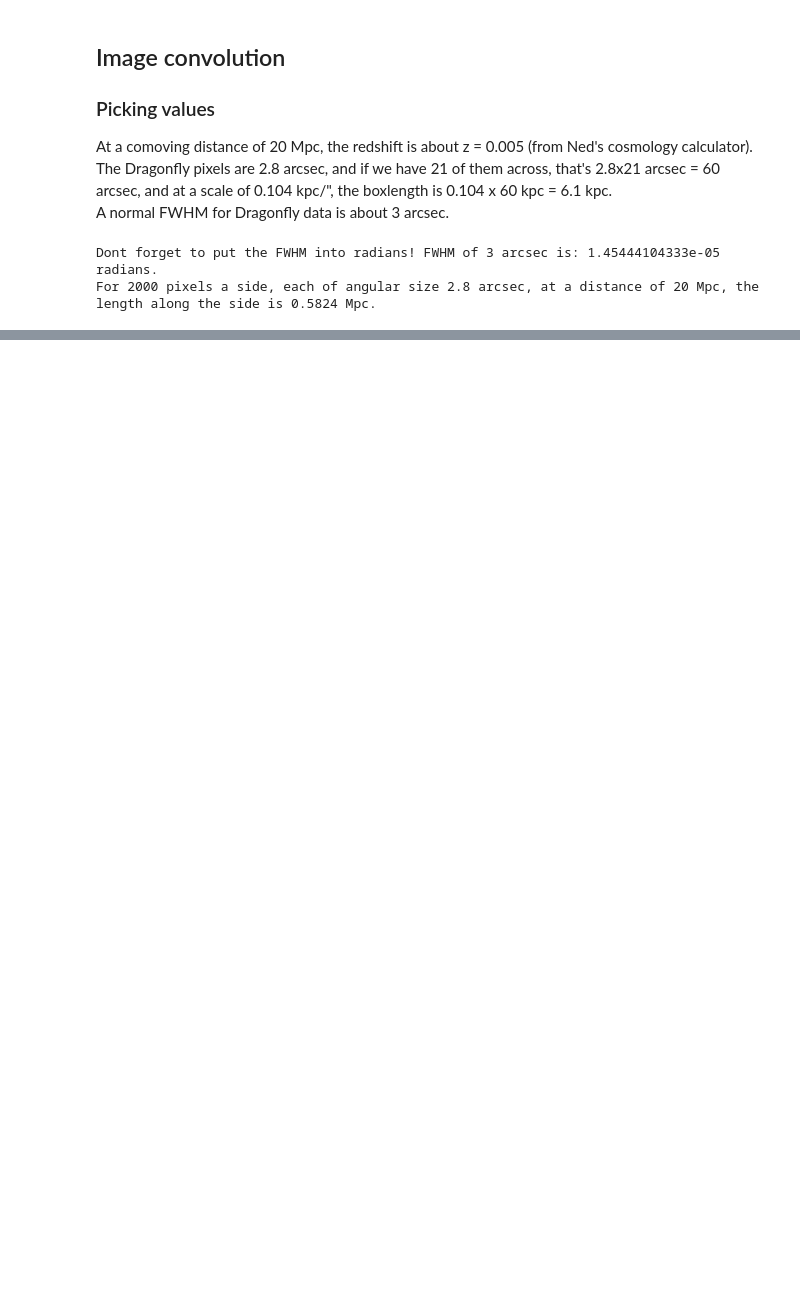
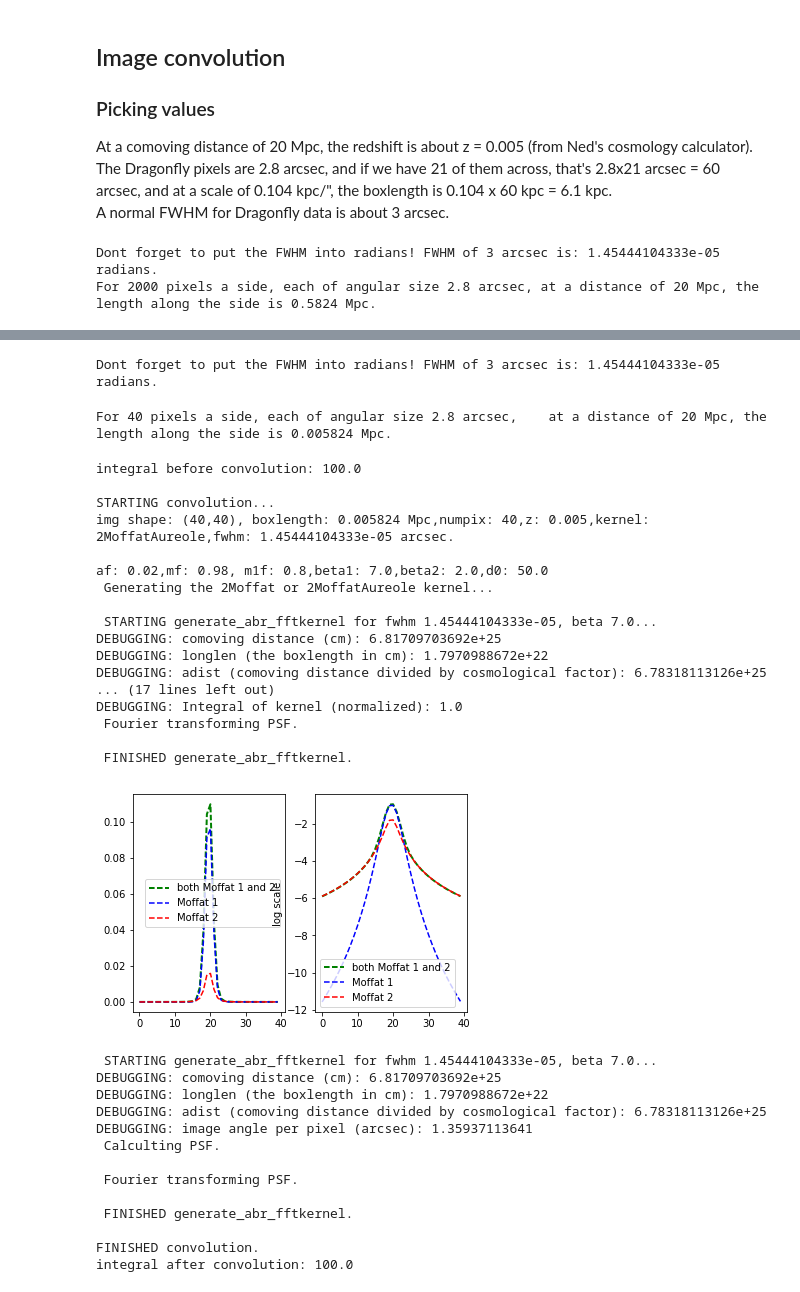
Before and after one commit to lokhorst/HalphaScripts, a Jupyter notebook: EagleSimScripts/psf_image_conv_TESTING.ipynb, the cells around one changed output, grey strips where cells are left out. Cells and saved outputs as stored; diff of their text form; code cells hidden in the pictures; blank space fills up the shorter version.

```diff
--- a/EagleSimScripts/psf_image_conv_TESTING.ipynb
+++ b/EagleSimScripts/psf_image_conv_TESTING.ipynb
@@ -183,0 +190,3 @@ plt.show()
+# %%
+z = 0.005
+kpc_to_arcsec_20Mpcaway = 0.104 #kpc/arcsec ; from 'Ned's cosmology calculator'
@@ -183,0 +197,58 @@ plt.show()
+# %%
+factor = 2
+angularpixsize = angularpixsize_dragonfly / factor #arcsec, 10x dragonfly
+fwhm = 3.0*arcsec
+
+print 'Dont forget to put the FWHM into radians! FWHM of 3 arcsec is: %s radians.'%fwhm
+# %% [output]
+Dont forget to put the FWHM into radians! FWHM of 3 arcsec is: 1.45444104333e-05 radians.
+# %%
+numpix = 20 * factor
+img = np.zeros((numpix,numpix))
+img[numpix/2,numpix/2] = 100  #img[numpix/2-2:numpix/2+2,numpix/2-2:numpix/2+2] = 1
+
+boxlength = (angularpixsize*numpix*kpc_to_arcsec_20Mpcaway) / 1000. # Mpc
+
+print 'For %s pixels a side, each of angular size %s arcsec,\
+    at a distance of 20 Mpc, the length along the side is %s Mpc.'\
+    %(numpix,angularpixsize_dragonfly,boxlength)
+# %% [output]
+For 40 pixels a side, each of angular size 2.8 arcsec,    at a distance of 20 Mpc, the length along the side is 0.005824 Mpc.
+# %%
+print 'integral before convolution: %s\n'%np.sum(img)
+
+convolved2MoffatAureole_highres = conv_image_abr(img,boxlength,numpix,z,'2MoffatAureole',fwhm,debug=True,plotchecks=True)
+
+print 'integral after convolution: %s\n'%np.sum(convolved2MoffatAureole)
+# %% [output]
+integral before convolution: 100.0
+
+STARTING convolution...
+img shape: (40,40), boxlength: 0.005824 Mpc,numpix: 40,z: 0.005,kernel: 2MoffatAureole,fwhm: 1.45444104333e-05 arcsec.
+
+af: 0.02,mf: 0.98, m1f: 0.8,beta1: 7.0,beta2: 2.0,d0: 50.0
+ Generating the 2Moffat or 2MoffatAureole kernel...
+
+ STARTING generate_abr_fftkernel for fwhm 1.45444104333e-05, beta 7.0...
+DEBUGGING: comoving distance (cm): 6.81709703692e+25
+DEBUGGING: longlen (the boxlength in cm): 1.7970988672e+22
+DEBUGGING: adist (comoving distance divided by cosmological factor): 6.78318113126e+25
+... (17 lines left out)
+DEBUGGING: Integral of kernel (normalized): 1.0
+ Fourier transforming PSF.
+
+ FINISHED generate_abr_fftkernel.
+[figure, added]
+ STARTING generate_abr_fftkernel for fwhm 1.45444104333e-05, beta 7.0...
+DEBUGGING: comoving distance (cm): 6.81709703692e+25
+DEBUGGING: longlen (the boxlength in cm): 1.7970988672e+22
+DEBUGGING: adist (comoving distance divided by cosmological factor): 6.78318113126e+25
+DEBUGGING: image angle per pixel (arcsec): 1.35937113641
+ Calculting PSF.
+
+ Fourier transforming PSF.
+
+ FINISHED generate_abr_fftkernel.
+
+FINISHED convolution.
+integral after convolution: 100.0
```
Also changed, not shown: parts of 13 cells of this notebook, 6 other files.
